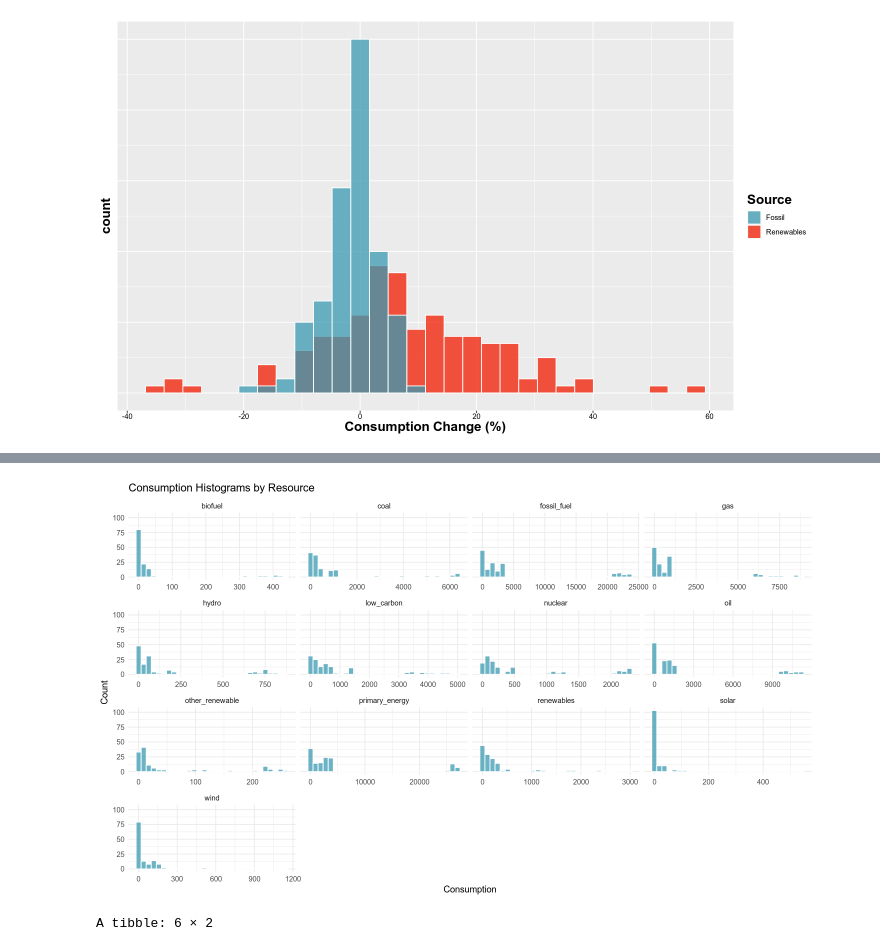
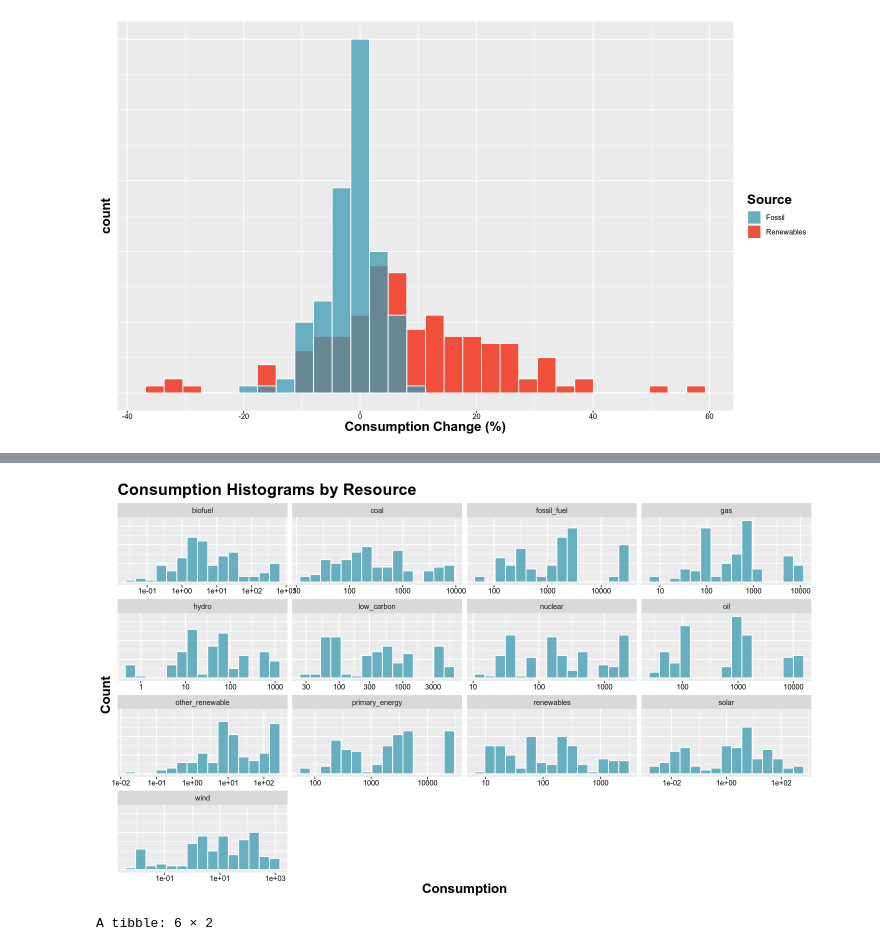
Before and after one commit to jackyeung99/class_exploratory-data-analysis, a Jupyter notebook: projects/final_project/final_project.ipynb, the cells around one changed output, grey strips where cells are left out. Cells and saved outputs as stored; diff of their text form; code cells hidden in the pictures.

```diff
--- a/projects/final_project/final_project.ipynb
+++ b/projects/final_project/final_project.ipynb
@@ -189,8 +207,8 @@ df_long <- df %>%
   mutate(resource = gsub("_consumption", "", resource))
 # %%
 ggplot(df_long, aes(x = consumption)) +
-  geom_histogram(fill = my_palette[1], color = "white", alpha = 0.75) +
-  facet_wrap(~ resource, scales = "free_x") +  #
-  labs(x = "Consumption", y = "Count", title = "Consumption Histograms by Resource") +
-  theme_minimal()
+  geom_histogram(fill = my_palette[1], color = "white", alpha = 0.75, bins=15) +
+  facet_wrap(~ resource, scales = "free_x") +
+  scale_x_log10() +
+  labs(x = "Consumption", y = "Count", title = "Consumption Histograms by Resource")
 # %% [output]
@@ -198,4 +219,4 @@ ggplot(df_long, aes(x = consumption)) +
-[figure, old version]
+[figure, new version]
 # %%
 df_long <- subset %>%
   pivot_longer(
```
Also changed, not shown: parts of 2 cells of this notebook, 5 other files.
